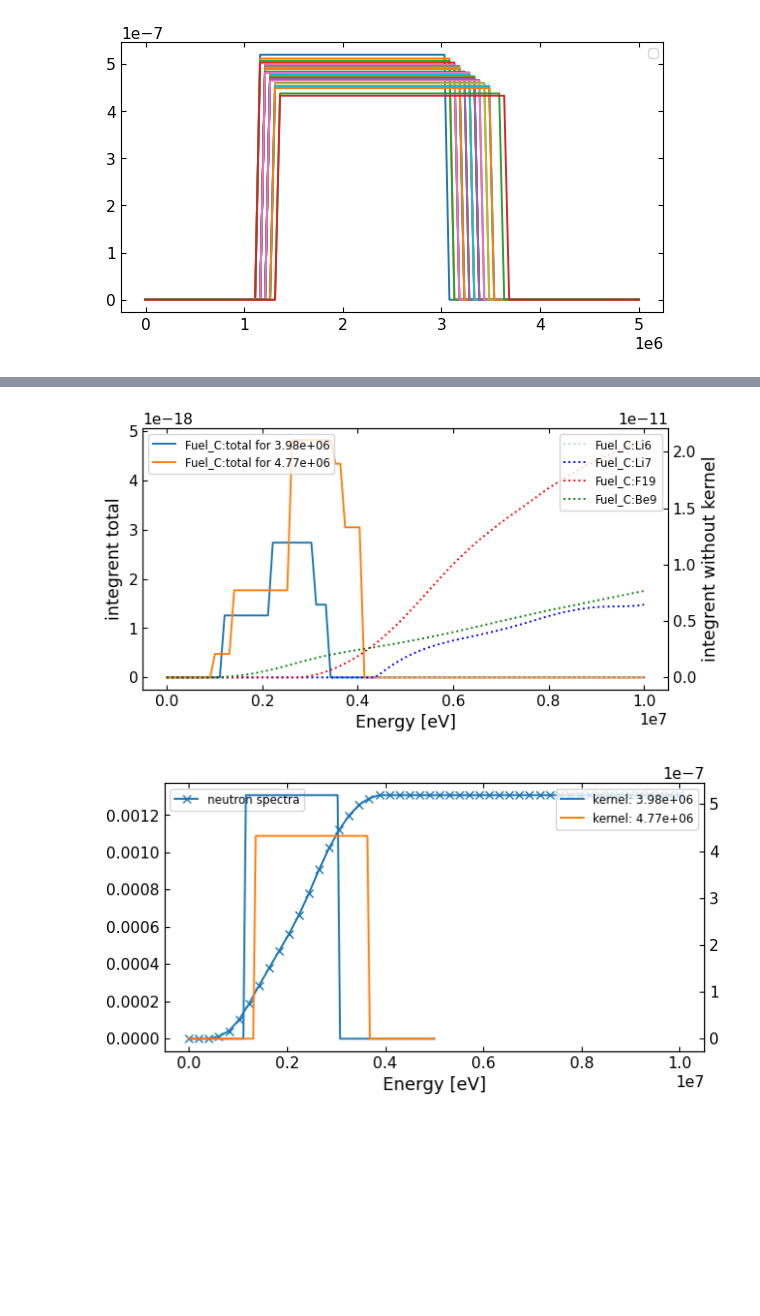
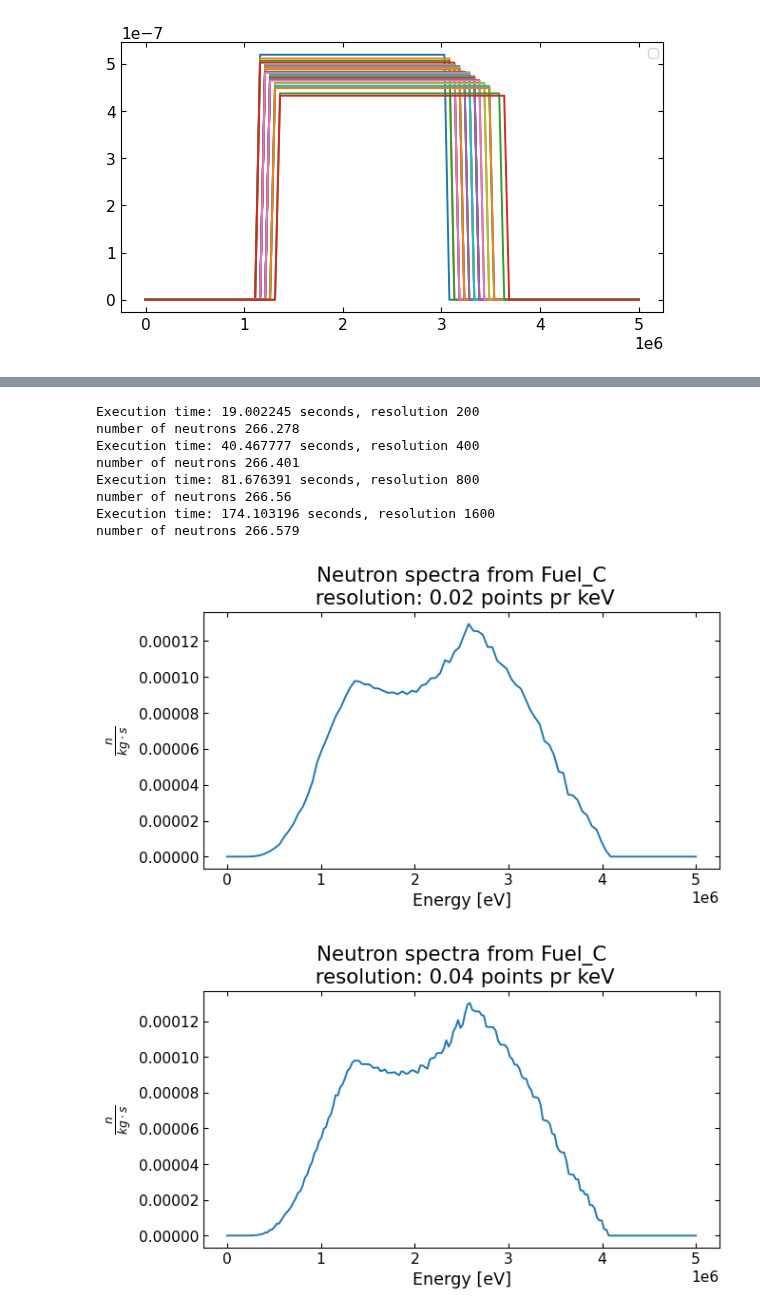
Before and after one commit to EmilEskol/Speciale, a Jupyter notebook: 4Neutron_spectrum_from_alpha_N.ipynb, the cells around one changed output, grey strips where cells are left out. Saved outputs shown, nothing was run; the diff lists cells and outputs as text; code cells hidden in the pictures; blank space fills up the shorter version.

Commit message:
020726 neutron spectra good enough

```diff
--- a/4Neutron_spectrum_from_alpha_N.ipynb
+++ b/4Neutron_spectrum_from_alpha_N.ipynb
@@ -511,11 +514,25 @@ ax.legend()
 <matplotlib.legend.Legend at 0x...>
 [figure]
 # %%
+from concurrent.futures import ProcessPoolExecutor
+from itertools import repeat
+
+
 def integrent(E_a,E_n,integrent_splines,mat):
     result = 0
     for spline,nuc in zip(integrent_splines,mat.nuclides):
         result += spline(E_a)*transfer_kernel(E_a,E_n,nuclide_name=nuc.name)
     return result
+
+def compute_spectrum(E_n,alpha_energies, alpha_spectra, integrent_splines, mat):#,alpha_energies,alpha_spectra,integrent_splines,mat):
+    #print(f'energy: {E_n:.3g}')
+    neutrons_total = 0
+    for E_a,alpha in zip(alpha_energies,alpha_spectra):
+        #integrent_spline = make_interp_spline(energies,total_integrent,k=5)
+        result,err = integrate.quad(integrent,0,E_a,args = (E_n,integrent_splines,mat))
+        neutrons = alpha*result
+        neutrons_total +=neutrons
+    return neutrons_total
 
 def neutron_spectra_from_material(mat,E_min=0,E_max=6e6,nr_points=1000,nr_energies=100,
                            plot_result=True, plot_parts=True, plot_crosssections=True,
@@ -587,15 +604,29 @@ def neutron_spectra_from_material(mat,E_min=0,E_max=6e6,nr_points=1000,nr_energi
     neutrons_total = 0
     neutron_spectra = []
     neutron_energies =  np.linspace(E_min,E_max,nr_energies)
+    #print('setup done')
 
 
+
+    '''
     for E_n in neutron_energies:
+        neutrons_total = 0
+        print(f'energy: {E_n:.3g}')
         for E_a,alpha in zip(alpha_energies,alpha_spectra):
             #integrent_spline = make_interp_spline(energies,total_integrent,k=5)
             result,err = integrate.quad(integrent,0,E_a,args = (E_n,integrent_splines,mat))
             neutrons = alpha*result
             neutrons_total +=neutrons
-        neutron_spectra.append(neutrons_total)
+        neutron_spectra.append(neutrons_total)'''
+
+
+    with ProcessPoolExecutor() as executor:
+        neutron_spectra = list(executor.map(compute_spectrum,
+            neutron_energies,
+            repeat(alpha_energies),
+            repeat(alpha_spectra),
+            repeat(integrent_splines),
+            repeat(mat),))
 
     if plot_parts:
         for E_a in [E_as[0],E_as[-1]]:
@@ -607,20 +638,32 @@ def neutron_spectra_from_material(mat,E_min=0,E_max=6e6,nr_points=1000,nr_energi
         #pp.savefig(f'part_for_integral_{mat.name}')
 
     return neutron_spectra,neutron_energies
-n_spectra, n_energies = neutron_spectra_from_material(mat,0,1e7,nr_points=100,nr_energies=50,plot_parts=True)
+#resolution = 500
 
-#print(n_spectra)#,n_energies)
+resolutions_bench = [100*np.pow(2,n) for n in range(1)]
+print(resolutions_bench)
+timings_bench = []
 
-fig3, ax3 =plt.subplots()
-ax4 = ax3.twinx()
-for E_a in [E_as[0],E_as[-1]]:
-    #print(E_a)
-    #ax.plot(theta,neutron_energy_alpha_n(E_a,theta,'Be9'),label=f'$E_a$={E_a:.3g}')
-    kernel = [transfer_kernel(E_a,n,'Be9') for n in lin]
-    ax4.plot(lin,kernel,label=f'kernel: {E_a:.3g}')
+for resolution in resolutions_bench:
+    start = time.perf_counter()
 
-ax3.set_xlabel('Energy [eV]')
-ax3.plot(n_energies,n_spectra,'x-',label = 'neutron spectra')
-ax3.legend()
-ax4.legend()
+    n_spectra_bench, n_energies_bench = neutron_spectra_from_material(mat,0,5e6,nr_points=10000,nr_energies=int(resolution),plot_parts=False)
+    end = time.perf_counter()
+
+    time_meas = end-start
+    print(f"Execution time: {time_meas:.6f} seconds, resolution {resolution}")
+    n_count = np.trapezoid(n_spectra_bench,n_energies_bench)
+    print(f'number of neutrons {n_count:.6g}')
+    timings_bench.append(time_meas)
+    fig3, ax3 =plt.subplots()
+
+    ax3.set_title(f'Neutron spectra from {mat.name}\n resolution: {resolution/5e3} points pr keV')
+    ax3.set_xlabel('Energy [eV]')
+    ax3.set_ylabel(r'$\frac{n}{kg\cdot s}$')
+    ax3.plot(n_energies_bench,n_spectra_bench,'-',label = 'neutron spectra')
+
+#ax3.set_xlim(2e6,3e6)
+#ax3.set_ylim(8e-5,14e-5)
+
+#pp.savefig(f'Neutron spectra from {mat.name} resolution {resolution/5e3} time {time_meas:.3g} s',figure=fig3)
 # %% [output]
@@ -628,2 +673,10 @@ ax4.legend()
+Execution time: 19.002245 seconds, resolution 200
+number of neutrons 266.278
+Execution time: 40.467777 seconds, resolution 400
+number of neutrons 266.401
+Execution time: 81.676391 seconds, resolution 800
+number of neutrons 266.56
+Execution time: 174.103196 seconds, resolution 1600
+number of neutrons 266.579
-[figure, old version]
+[figure, new version]
-[figure, old version]
+[figure, new version]
```
Also changed, not shown: parts of 10 cells of this notebook.
